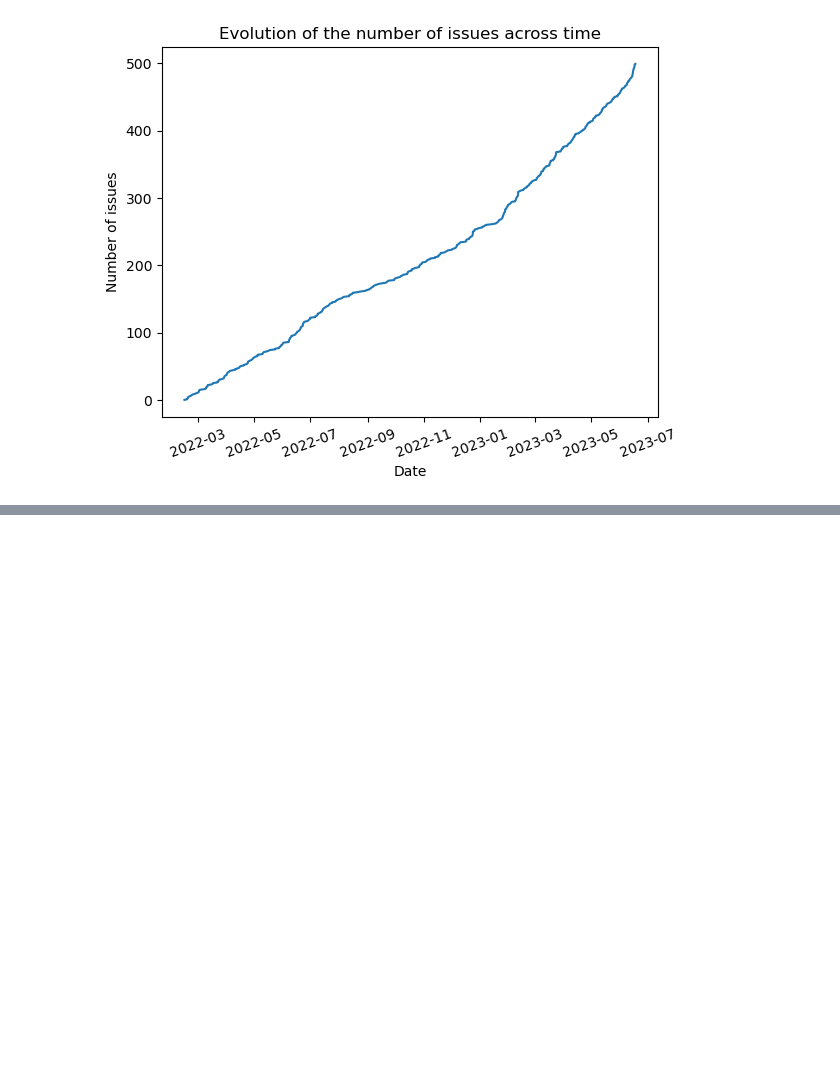
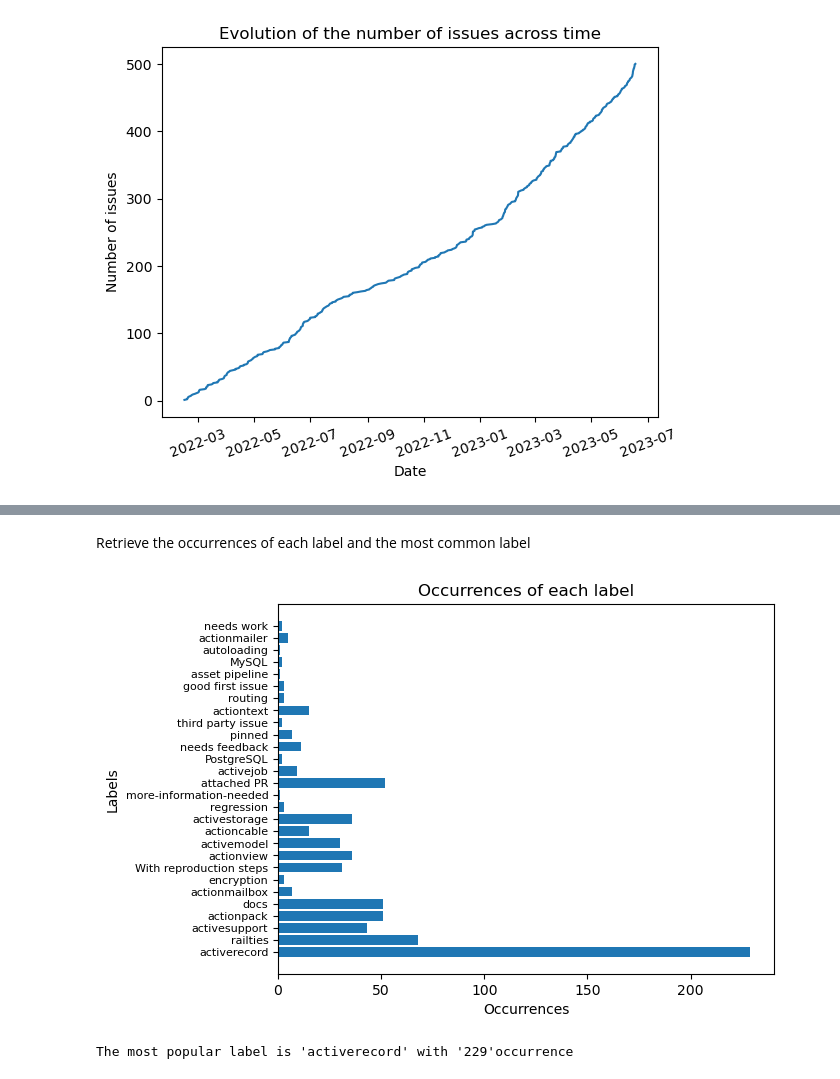
Before and after one commit to BouazizAmina/Rails_Issues_Assignment, a Jupyter notebook: Rails_Issues.ipynb, the cells around one changed output, grey strips where cells are left out. Saved outputs shown, nothing was run; the diff lists cells and outputs as text; code cells hidden in the pictures; blank space fills up the shorter version.

```diff
--- a/Rails_Issues.ipynb
+++ b/Rails_Issues.ipynb
@@ -54,20 +34,0 @@ Extract the last 500 issues
-# %%
-# Specify the repository details
-owner = "rails"
-repo = "rails"
-token = "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"
-
-#get the issues
-issues = get_github_issues(owner, repo, token)
-if issues:
-    print(f"Number of issues: {len(issues)}")
-#     print(f"Min issue number: {max(issues, key=lambda x: x['number'])['number']}")
-#     for issue in issues:
-#         print(f"Issue #{issue['number']}: {issue['title']}")
-else:
-    print("Failed to fetch issues.")
-
-#get the occurences of labels
-label_counts, most_common_label = get_label_occurrences(issues)
-# print(f"The occurrences of each label is '{label_counts}'")
-# print(f"The most popular label is '{most_common_label}'")
@@ -100,0 +96,32 @@ plt.show()
+# %% [markdown]
+Retrieve the occurrences of each label and the most common label
+# %%
+labels = []
+
+# Collect all labels found in issues
+for issue in issues:
+    for label in issue['labels']:
+        labels.append(label['name'])
+
+# Count occurrences of each label
+label_counts = Counter(labels)
+
+# Extract the labels and their counts
+labels = list(label_counts.keys())
+occurrences = list(label_counts.values())
+
+# Plot
+plt.barh(labels, occurrences)  # for horizontal bar plot
+plt.xlabel("Occurrences")
+plt.ylabel("Labels")
+plt.title("Occurrences of each label")
+plt.yticks(fontsize=8)
+plt.show()
+
+# Find the most popular label
+most_popular_label, occurrence = label_counts.most_common(1)[0]
+# most_popular_label = max(labels, key = labels.count)
+print(f"The most popular label is '{most_popular_label}' with '{occurrence}'occurrence")
+# %% [output]
+[figure, added]
+The most popular label is 'activerecord' with '229'occurrence
```
Also changed, not shown: parts of 10 cells of this notebook.
